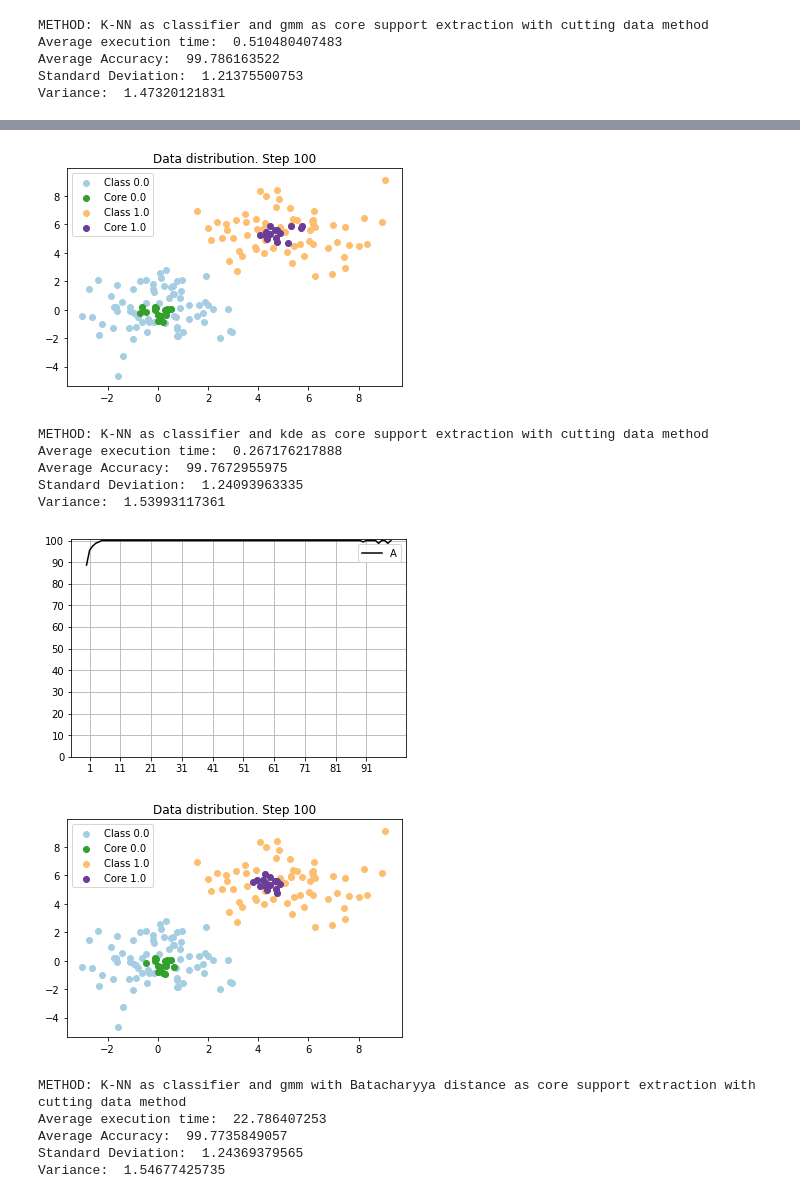
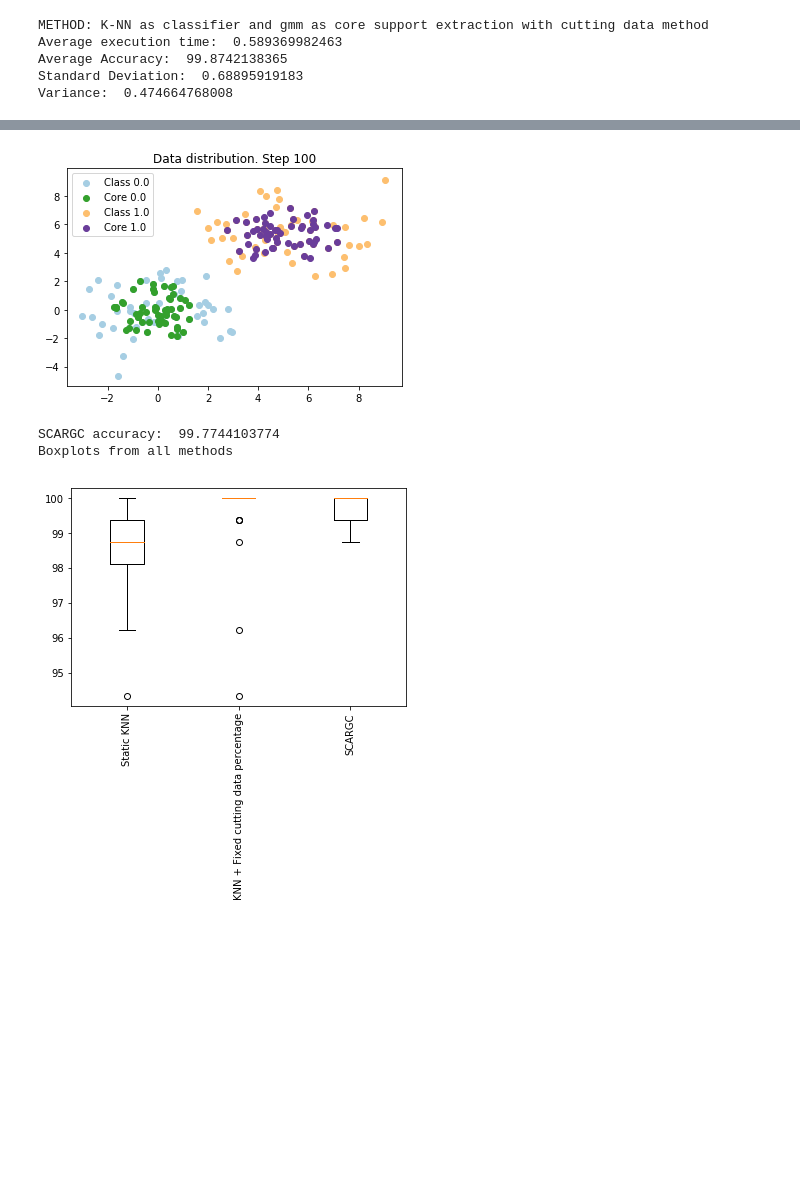
Before and after one commit to raulsenaferreira/Systems-Engineering, a Jupyter notebook: Dissertation/experiments/Datasets benchmarking/sinthetic/One_Class_Diagonal_Translation_2D.ipynb, the cells around one changed output, grey strips where cells are left out. Saved outputs shown, nothing was run; the diff lists cells and outputs as text; code cells hidden in the pictures; blank space fills up the shorter version.

Commit message:
updating results proposed method with gmm

```diff
--- a/Dissertation/experiments/Datasets benchmarking/sinthetic/One_Class_Diagonal_Translation_2D.ipynb
+++ b/Dissertation/experiments/Datasets benchmarking/sinthetic/One_Class_Diagonal_Translation_2D.ipynb
@@ -33,8 +33,8 @@ class Experiment():
         self.usePCA=False
         #used only by gmm / kde process
         self.densityFunction=densityFunction
-        self.excludingPercentage = 0.9
-        self.K_variation = 2
+        self.excludingPercentage = 0.65
+        self.K_variation = 9
         self.classifier='cluster_and_label'
         #used in alpha-shape version only
         self.CP=0.65
@@ -147,13 +147,13 @@ def main():
 
     ''' Proposed Method 1 (density function core extraction) '''
     experiments[2] = Experiment(proposed_gmm_core_extraction, "gmm")
-    experiments[4] = Experiment(proposed_gmm_core_extraction, "kde")
+    #experiments[4] = Experiment(proposed_gmm_core_extraction, "kde")
 
     '''
     Proposed method 2 (Intersection between two distributions with Batacharrya distance + density function)
     '''
-    experiments[5] = Experiment(intersection, "gmm")
-    experiments[6] = Experiment(intersection, "kde")
+    #experiments[5] = Experiment(intersection, "gmm")
+    #experiments[6] = Experiment(intersection, "kde")
 
     '''
     Proposed method 3 (GMM All instances)
@@ -190,6 +190,6 @@ Variance:  1.87508405522
 [figure]
 METHOD: K-NN as classifier and gmm as core support extraction with cutting data method
-Average execution time:  0.510480407483
-Average Accuracy:  99.786163522
-Standard Deviation:  1.21375500753
-Variance:  1.47320121831
+Average execution time:  0.589369982463
+Average Accuracy:  99.8742138365
+Standard Deviation:  0.68895919183
+Variance:  0.474664768008
@@ -197,13 +197,4 @@ Variance:  1.47320121831
-[figure, old version]
+[figure, new version]
-METHOD: K-NN as classifier and kde as core support extraction with cutting data method
-Average execution time:  0.267176217888
-Average Accuracy:  99.7672955975
-Standard Deviation:  1.24093963335
-Variance:  1.53993117361
+SCARGC accuracy:  99.7744103774
+Boxplots from all methods
-[figure, old version]
+[figure, new version]
-[figure, removed]
-METHOD: K-NN as classifier and gmm with Batacharyya distance as core support extraction with cutting data method
-Average execution time:  22.786407253
-Average Accuracy:  99.7735849057
-Standard Deviation:  1.24369379565
-Variance:  1.54677425735
```
Also changed, not shown: parts of 1 cell of this notebook, 11 other files.
